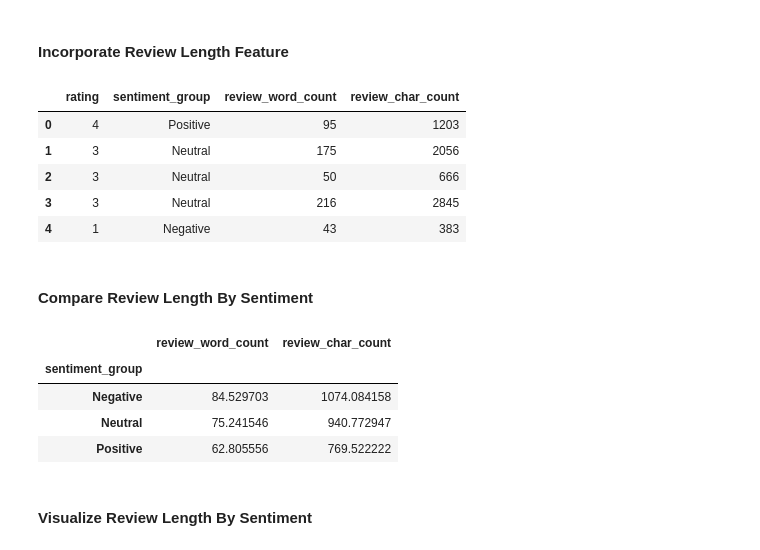
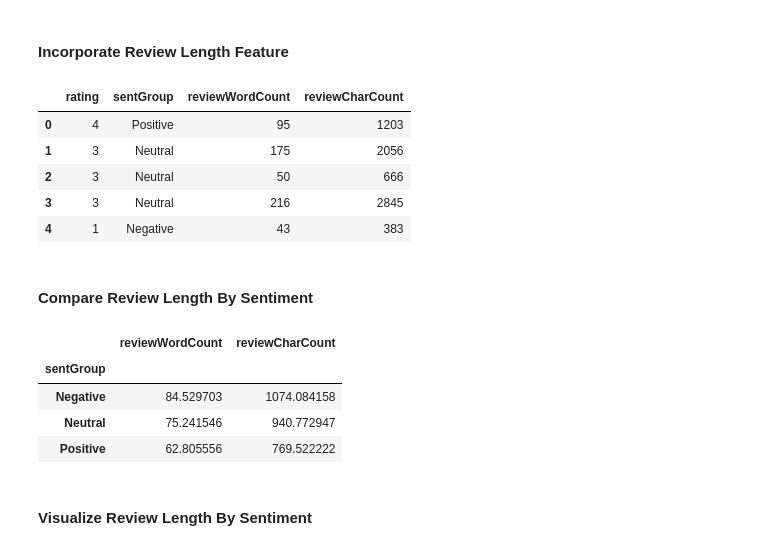
Before and after one commit to jtmcginley123/languageanalytics, a Jupyter notebook: Jackie/data-exploration.ipynb, the cells around one changed output. Cells and saved outputs as stored; diff of their text form; code cells hidden in the pictures.

```diff
--- a/Jackie/data-exploration.ipynb
+++ b/Jackie/data-exploration.ipynb
@@ -90,7 +90,7 @@ dtype: int64
 # %% [markdown]
 #### Create Sentiment Groups
 # %%
-def sentiment_group(rating):
+def sentGroup(rating):
     if rating >= 4:
         return "Positive"
     elif rating <= 2:
@@ -98,7 +98,7 @@ def sentiment_group(rating):
     else:
         return "Neutral"
 
-yelp["sentiment_group"] = yelp["rating"].apply(sentiment_group)
+yelp["sentGroup"] = yelp["rating"].apply(sentGroup)
 
-yelp["sentiment_group"].value_counts()
+yelp["sentGroup"].value_counts()
 # %% [output]
@@ -132,17 +132,17 @@ plt.show()
 # %% [markdown]
 #### Clean Review Text
 # %%
-stop_words = set(stopwords.words("english"))
+stopWords = set(stopwords.words("english"))
 lemmatizer = WordNetLemmatizer()
 
-custom_stopwords = {
+customStopwords = {
     "hotel", "room", "stay", "stayed", "night", "place", "would",
     "could", "also", "one", "get", "us", "like"
 }
 
-stop_words = stop_words.union(custom_stopwords)
+stopWords = stopWords.union(customStopwords)
 
-def clean_text(text):
+def cleanText(text):
     text = str(text).lower()
     text = re.sub(r"[^a-z\s]", " ", text)
     text = re.sub(r"\s+", " ", text).strip()
@@ -151,12 +151,12 @@ def clean_text(text):
     words = [
         lemmatizer.lemmatize(word)
         for word in words
-        if word not in stop_words and len(word) > 2
+        if word not in stopWords and len(word) > 2
     ]
 
     return " ".join(words)
 
-yelp["cleanReview"] = yelp["reviewContent"].apply(clean_text)
+yelp["cleanReview"] = yelp["reviewContent"].apply(cleanText)
 
 yelp[["reviewContent", "cleanReview"]].head()
 # %% [output]
@@ -395,12 +395,12 @@ plt.show()
 # %% [markdown]
 #### Incorporate Review Length Feature
 # %%
-yelp["review_word_count"] = yelp["cleanReview"].apply(lambda x: len(x.split()))
-yelp["review_char_count"] = yelp["reviewContent"].apply(lambda x: len(str(x)))
+yelp["reviewWordCount"] = yelp["cleanReview"].apply(lambda x: len(x.split()))
+yelp["reviewCharCount"] = yelp["reviewContent"].apply(lambda x: len(str(x)))
 
-yelp[["rating", "sentiment_group", "review_word_count", "review_char_count"]].head()
+yelp[["rating", "sentGroup", "reviewWordCount", "reviewCharCount"]].head()
 # %% [output]
-|  | rating | sentiment_group | review_word_count | review_char_count |
+|  | rating | sentGroup | reviewWordCount | reviewCharCount |
 | 0 | 4 | Positive | 95 | 1203 |
 | 1 | 3 | Neutral | 175 | 2056 |
 | 2 | 3 | Neutral | 50 | 666 |
@@ -409,10 +409,10 @@ yelp[["rating", "sentiment_group", "review_word_count", "review_char_count"]].he
 # %% [markdown]
 #### Compare Review Length By Sentiment
 # %%
-yelp.groupby("sentiment_group")[["review_word_count", "review_char_count"]].mean()
+yelp.groupby("sentGroup")[["reviewWordCount", "reviewCharCount"]].mean()
 # %% [output]
-|  | review_word_count | review_char_count |
-| sentiment_group |  |  |
+|  | reviewWordCount | reviewCharCount |
+| sentGroup |  |  |
 | Negative | 84.529703 | 1074.084158 |
 | Neutral | 75.241546 | 940.772947 |
 | Positive | 62.805556 | 769.522222 |
```
Also changed, not shown: parts of 47 cells of this notebook, 8 other files.
